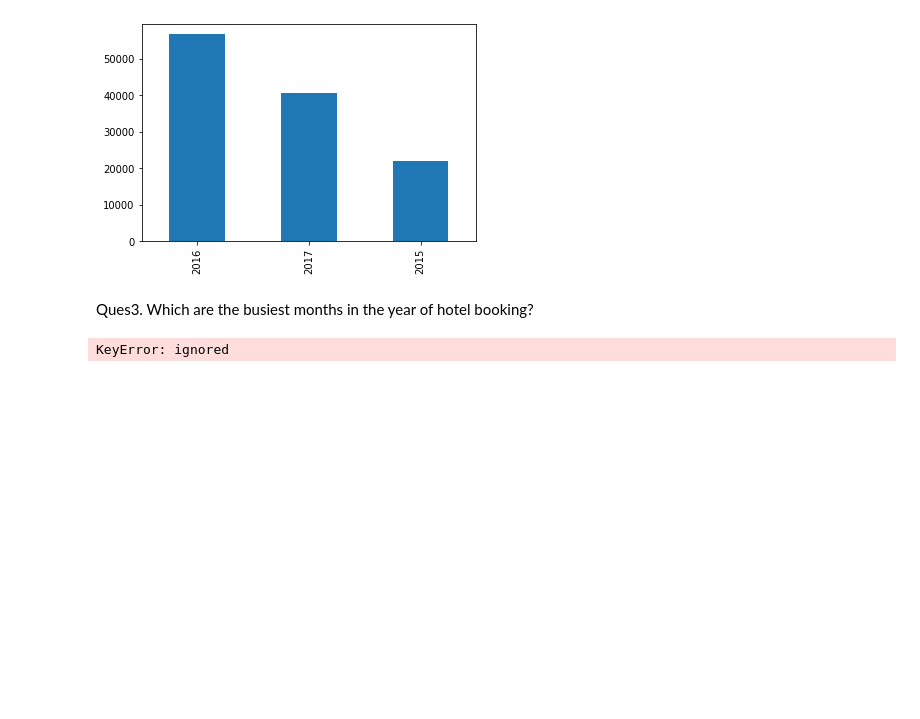
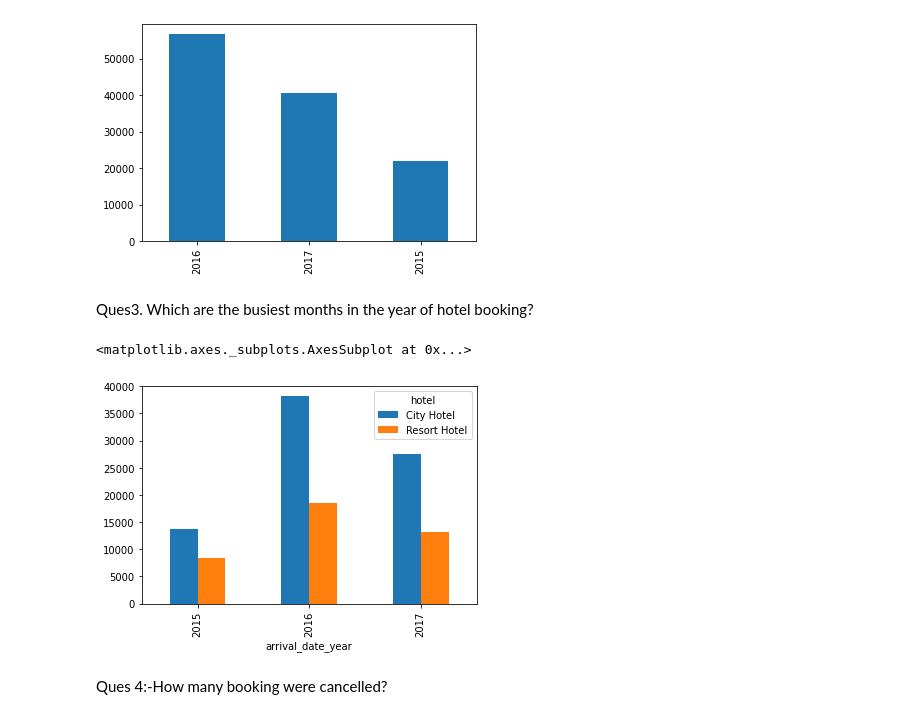
Before and after one commit to Aditi-jainn/Exploratory_data_analysis, a Jupyter notebook: Hotel_analysis.ipynb, the cells around one changed output. Saved outputs shown, nothing was run; the diff lists cells and outputs as text; code cells hidden in the pictures; blank space fills up the shorter version.

```diff
--- a/Hotel_analysis.ipynb
+++ b/Hotel_analysis.ipynb
@@ -71,7 +70,10 @@ df['arrival_date_year'].value_counts().plot(kind = 'bar')
 [figure]
 # %% [markdown]
 Ques3. Which are the busiest months in the year of hotel booking?
-# %%
-df.plot(x= df['arrival_date_year'], y= ['arrival_date_year','hotel'], kind="bar")
-# %% [output]
-KeyError: ignored
+# %%
+df.groupby('hotel').arrival_date_year.value_counts().unstack(0).plot.bar()
+# %% [output]
+<matplotlib.axes._subplots.AxesSubplot at 0x...>
+[figure, added]
+# %% [markdown]
+Ques 4:-How many booking were cancelled?
```
Also changed, not shown: parts of 2 cells of this notebook.
